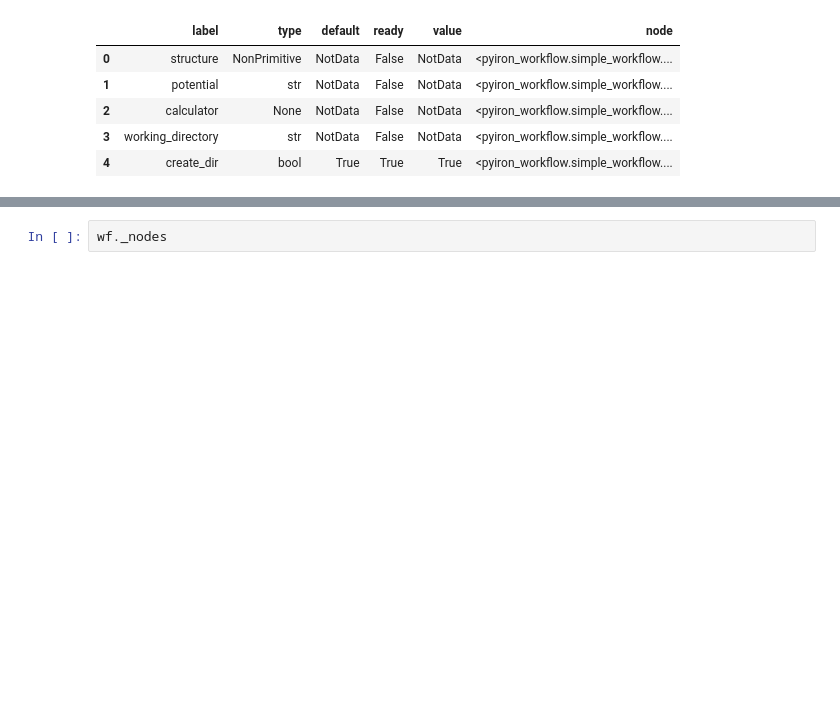
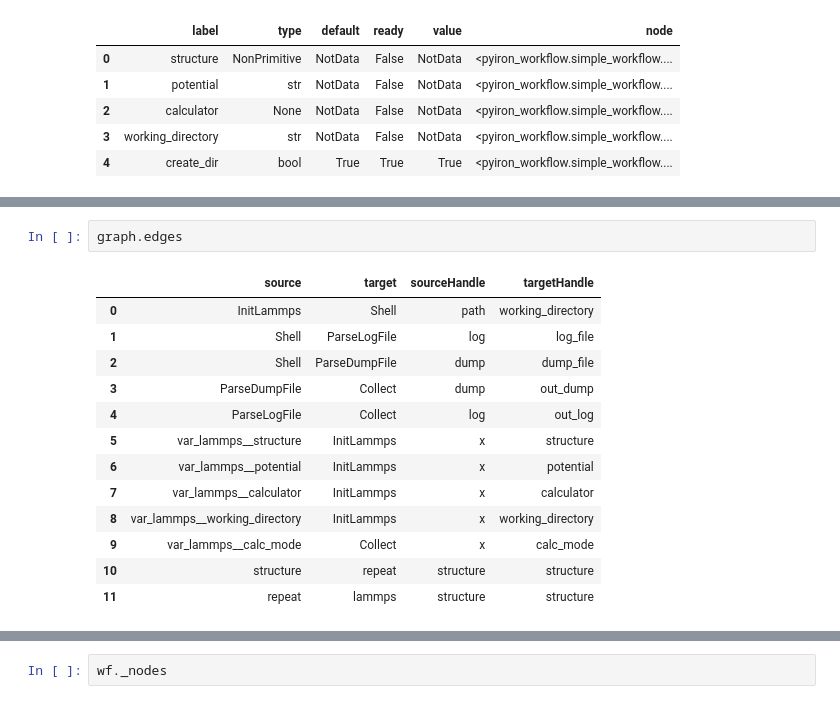
Before and after one commit to pyiron/pyiron_core, a Jupyter notebook: notebooks/pyiron_core_dev.ipynb, the cells around one changed output, grey strips where cells are left out. Saved outputs shown, nothing was run; the diff lists cells and outputs as text; blank space fills up the shorter version.

Commit message:
updated and adapted gui to graph approach under construction

```diff
--- a/notebooks/pyiron_core_dev.ipynb
+++ b/notebooks/pyiron_core_dev.ipynb
@@ -51,0 +165,16 @@ ReactFlowWidget()
+# %%
+graph.edges
+# %% [output]
+|  | source | target | sourceHandle | targetHandle |
+| 0 | InitLammps | Shell | path | working_directory |
+| 1 | Shell | ParseLogFile | log | log_file |
+| 2 | Shell | ParseDumpFile | dump | dump_file |
+| 3 | ParseDumpFile | Collect | dump | out_dump |
+| 4 | ParseLogFile | Collect | log | out_log |
+| 5 | var_lammps__structure | InitLammps | x | structure |
+| 6 | var_lammps__potential | InitLammps | x | potential |
+| 7 | var_lammps__calculator | InitLammps | x | calculator |
+| 8 | var_lammps__working_directory | InitLammps | x | working_directory |
+| 9 | var_lammps__calc_mode | Collect | x | calc_mode |
+| 10 | structure | repeat | structure | structure |
+| 11 | repeat | lammps | structure | structure |
```
Also changed, not shown: parts of 40 cells of this notebook, 4 other files.
